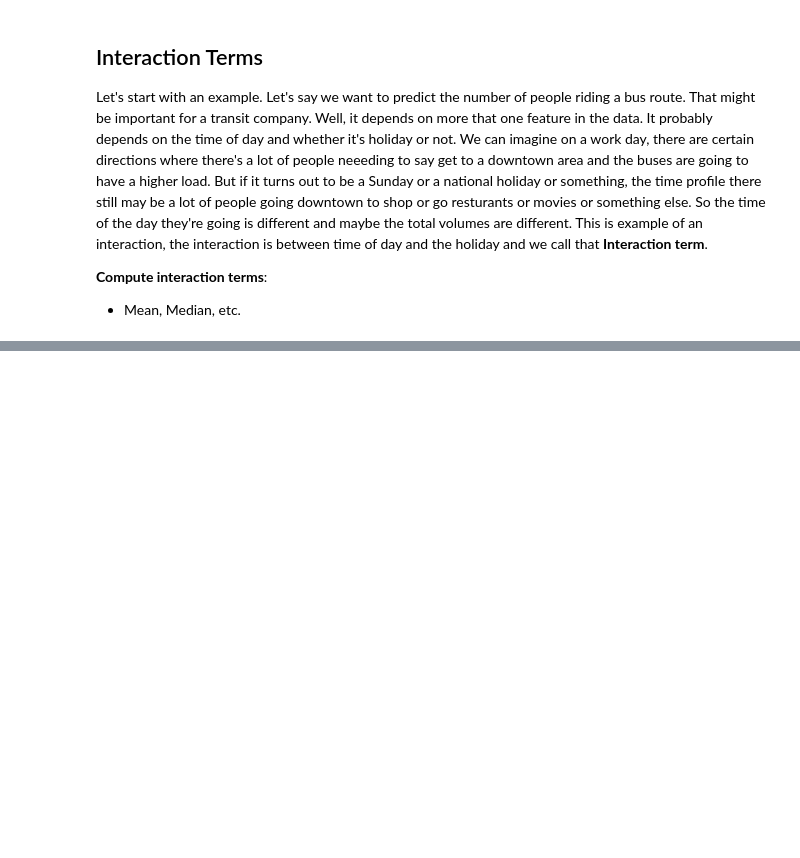
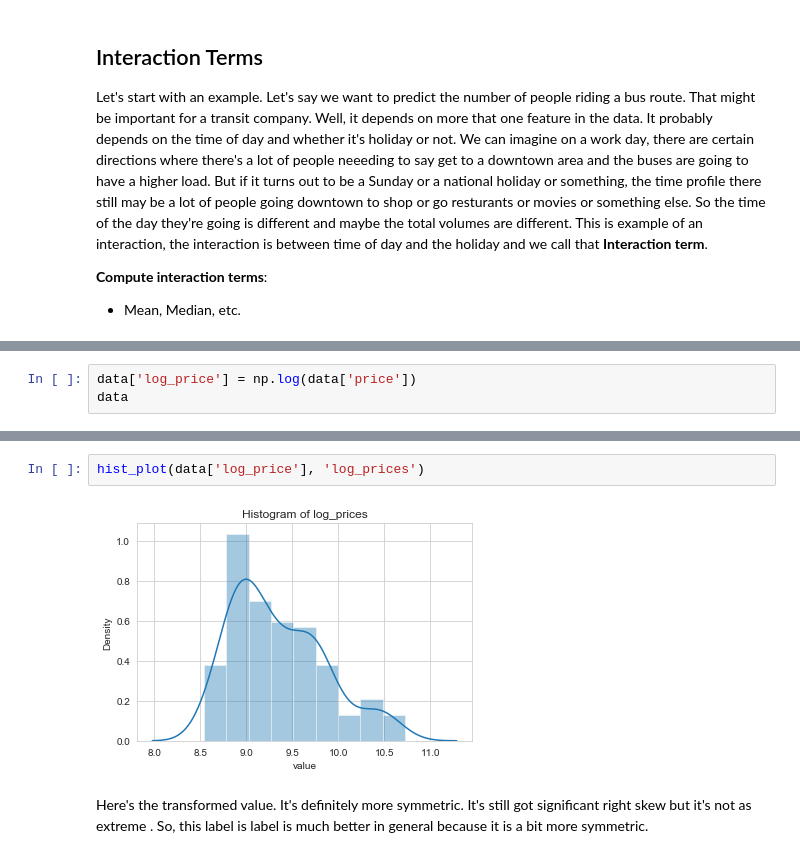
Before and after one commit to ruddysimon/Vehicle_price_prediction, a Jupyter notebook: Data_Prepration.ipynb, the cells around one changed output, grey strips where cells are left out. Saved outputs shown, nothing was run; the diff lists cells and outputs as text; blank space fills up the shorter version.

```diff
--- a/Data_Prepration.ipynb
+++ b/Data_Prepration.ipynb
@@ -204,0 +306,3 @@ Let's start with an example. Let's say we want to predict the number of people r
+# %%
+data['log_price'] = np.log(data['price'])
+data
@@ -204,0 +323,6 @@ Let's start with an example. Let's say we want to predict the number of people r
+# %%
+hist_plot(data['log_price'], 'log_prices')
+# %% [output]
+[figure, added]
+# %% [markdown]
+Here's the transformed value. It's definitely more symmetric. It's still got significant right skew but it's not as extreme . So, this label is label is much better in general because it is a bit more symmetric.
```
Also changed, not shown: parts of 17 cells of this notebook.
